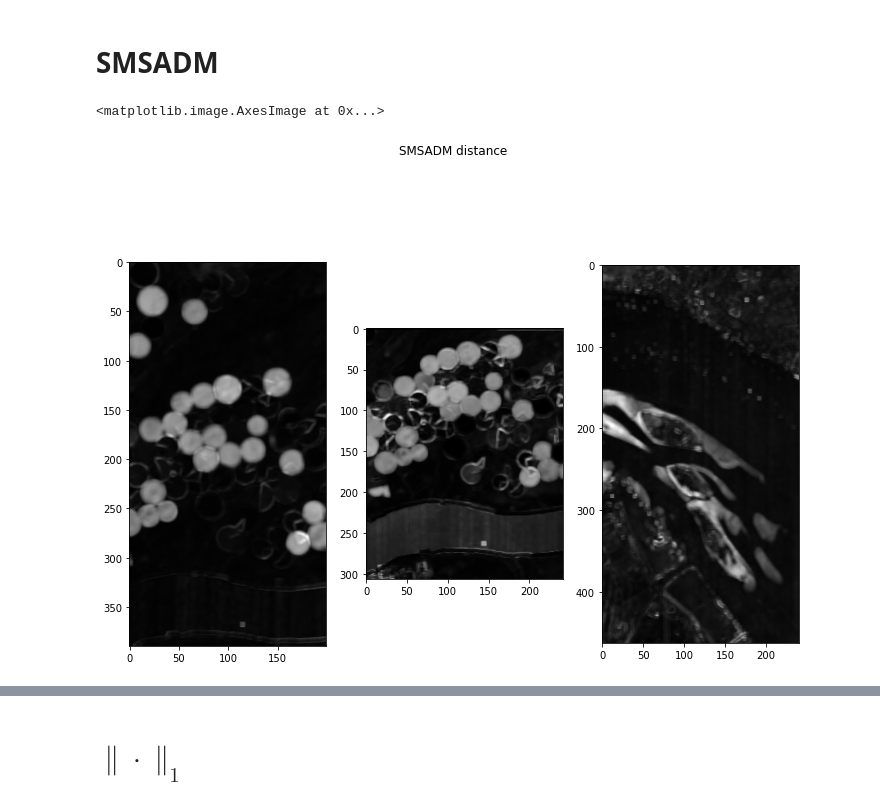
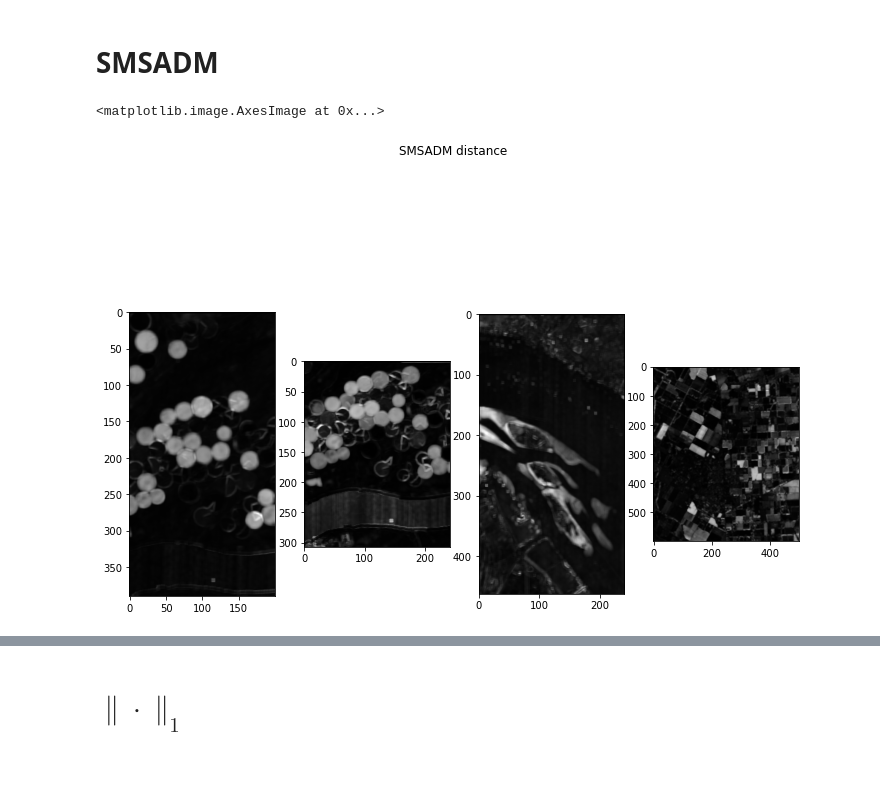
Before and after one commit to AntonellaFalini/RSB, a Jupyter notebook: RSB.ipynb, the cells around one changed output, grey strips where cells are left out. Saved outputs shown, nothing was run; the diff lists cells and outputs as text; code cells hidden in the pictures; blank space fills up the shorter version.

```diff
--- a/RSB.ipynb
+++ b/RSB.ipynb
@@ -126,0 +197,3 @@ River vectorized  (111583, 198)
+# %%
+Old1 = np.copy(B1)
+Old2 = np.copy(B2)
@@ -536,22 +686,32 @@ Hsc = newSSCC(H1.reshape(m1,n1,k1), H2.reshape(m2,n2,k2))
 Usc = newSSCC(U1.reshape(mu1,nu1,ku1), U2.reshape(mu2,nu2,ku2))
 
 Rsc = newSSCC(R1.reshape(mr1,nr1,kr1), R2.reshape(mr2,nr2,kr2))
+
+Bsc = newSSCC(Old1.reshape(mb1,nb1,kb1), Old2.reshape(mb2,nb2,kb2))
+# %%
+indH = np.isnan(Hsc)
+indU = np.isnan(Usc)
+indR = np.isnan(Rsc)
+indB = np.isnan(Bsc)
 # %%
-# The images are not preprocessed, SMSADM might produces some sporious "0/0"
-Hsc[np.isnan(Hsc)]=0
+#  SMSADM might produces some sporious "0/0" due to numerical instabilities
+Hsc[indH]=0.0
 
-Usc[np.isnan(Usc)]=0
+Usc[indU]=0.0
 
-Rsc[np.isnan(Rsc)]=0
+Rsc[indR]=0.0
+
+Bsc[indB]=0.0
 # %%
-fig, (ax1, ax2, ax3) = plt.subplots(1, 3, figsize=(12,9))
+fig, (ax1, ax2, ax3, ax4) = plt.subplots(1, 4, figsize=(12,9))
 fig.suptitle('SMSADM distance')
 ax1.imshow(Hsc.reshape(m1,n1),cmap = plt.cm.gray)
 ax2.imshow(Usc.reshape(mu1,nu1), cmap = plt.cm.gray)
 ax3.imshow(Rsc.reshape(mr1,nr1), cmap = plt.cm.gray)
+ax4.imshow(Bsc.reshape(mb1,nb1), cmap = plt.cm.gray)
 # %% [output]
 <matplotlib.image.AxesImage at 0x...>
-[figure, old version]
+[figure, new version]
 # %%
 Hsc = Scale(Hsc)
 
```
Also changed, not shown: parts of 41 cells of this notebook, 1 other file.
